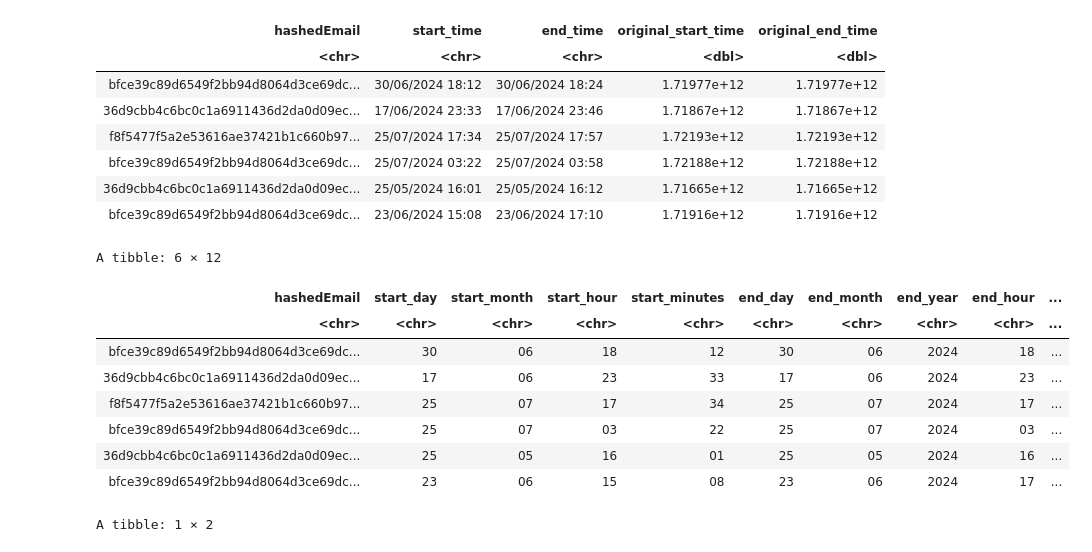
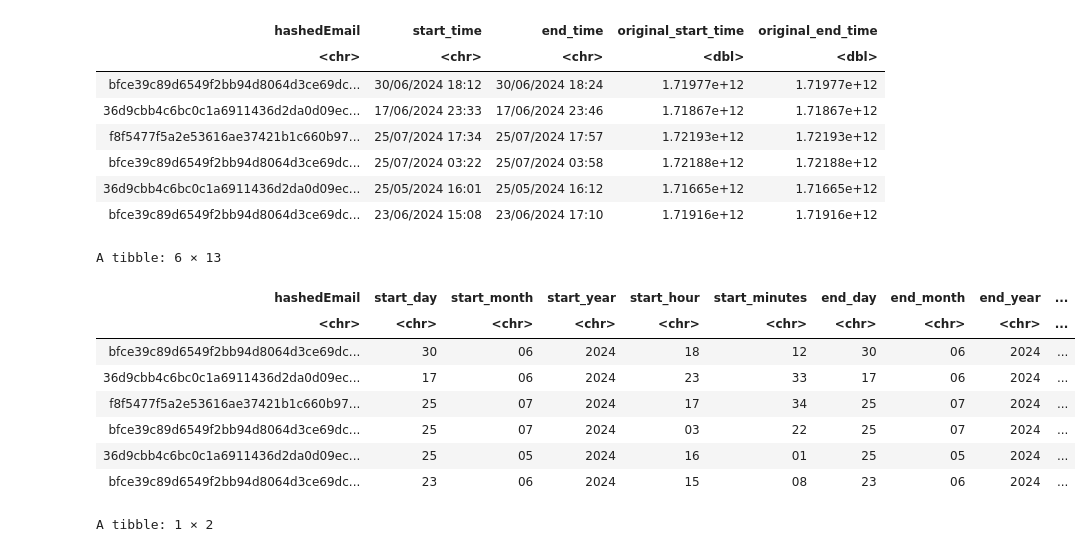
Before and after one commit to lilael-sakhawy/dsci_100_individual_project_planning_stage, a Jupyter notebook: finalproject.ipynb, the cells around one changed output. Saved outputs shown, nothing was run; the diff lists cells and outputs as text; code cells hidden in the pictures.

```diff
--- a/finalproject.ipynb
+++ b/finalproject.ipynb
@@ -142,35 +147,35 @@ A tibble: 6 × 5
 # %%
 # the following code will be used to transform sessions_data into a tidy format
 sessions_tidy <- sessions_data |>
     separate(col = start_time,
             into = c("start_date", "start_time"),
             sep = " ") |>
     separate(col = end_time,
              into = c("end_date", "end_time"),
             sep = " ") |>
     separate(col = start_date,
-             into = c("start_day", "start_month", "start_hour"),
+             into = c("start_day", "start_month", "start_year"),
              sep = "/") |>
     separate(col = end_date,
              into = c("end_day", "end_month", "end_year"),
              sep = "/") |>
     separate(col = start_time,
              into = c("start_hour", "start_minutes"),
              sep = ":") |>
     separate(col = end_time,
              into = c("end_hour", "end_minutes"),
              sep = ":")
 head(sessions_tidy)
 # %% [output]
-A tibble: 6 × 12
+A tibble: 6 × 13
-| hashedEmail | start_day | start_month | start_hour | start_minutes | end_day | end_month | end_year | end_hour | ... |
+| hashedEmail | start_day | start_month | start_year | start_hour | start_minutes | end_day | end_month | end_year | ... |
 | <chr> | <chr> | <chr> | <chr> | <chr> | <chr> | <chr> | <chr> | <chr> | ... |
-| bfce39c89d6549f2bb94d8064d3ce69dc... | 30 | 06 | 18 | 12 | 30 | 06 | 2024 | 18 | ... |
-| 36d9cbb4c6bc0c1a6911436d2da0d09ec... | 17 | 06 | 23 | 33 | 17 | 06 | 2024 | 23 | ... |
-| f8f5477f5a2e53616ae37421b1c660b97... | 25 | 07 | 17 | 34 | 25 | 07 | 2024 | 17 | ... |
-| bfce39c89d6549f2bb94d8064d3ce69dc... | 25 | 07 | 03 | 22 | 25 | 07 | 2024 | 03 | ... |
-| 36d9cbb4c6bc0c1a6911436d2da0d09ec... | 25 | 05 | 16 | 01 | 25 | 05 | 2024 | 16 | ... |
-| bfce39c89d6549f2bb94d8064d3ce69dc... | 23 | 06 | 15 | 08 | 23 | 06 | 2024 | 17 | ... |
+| bfce39c89d6549f2bb94d8064d3ce69dc... | 30 | 06 | 2024 | 18 | 12 | 30 | 06 | 2024 | ... |
+| 36d9cbb4c6bc0c1a6911436d2da0d09ec... | 17 | 06 | 2024 | 23 | 33 | 17 | 06 | 2024 | ... |
+| f8f5477f5a2e53616ae37421b1c660b97... | 25 | 07 | 2024 | 17 | 34 | 25 | 07 | 2024 | ... |
+| bfce39c89d6549f2bb94d8064d3ce69dc... | 25 | 07 | 2024 | 03 | 22 | 25 | 07 | 2024 | ... |
+| 36d9cbb4c6bc0c1a6911436d2da0d09ec... | 25 | 05 | 2024 | 16 | 01 | 25 | 05 | 2024 | ... |
+| bfce39c89d6549f2bb94d8064d3ce69dc... | 23 | 06 | 2024 | 15 | 08 | 23 | 06 | 2024 | ... |
 # %%
 # code to split the data into a training set (70%) and a testing set (30%), since only the training set should be used in the exploratory analysis
 players_split <- initial_split(players_data, prop = 0.70, strata = played_hours)
```
Also changed, not shown: parts of 8 cells of this notebook.
